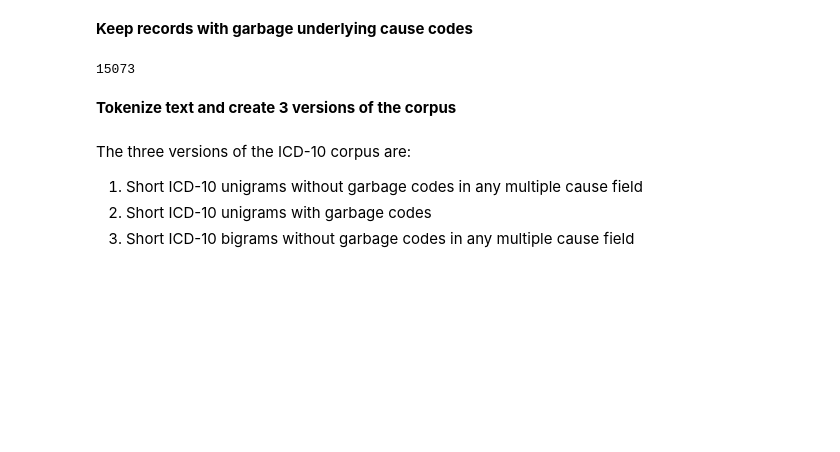
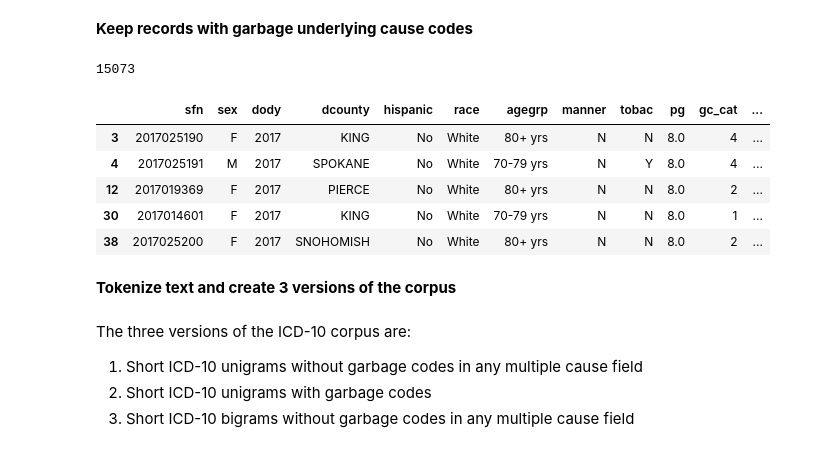
Before and after one commit to mbg9700/Springboard_DSCareer, a Jupyter notebook: Capstone_2/4_Latent_Dirichlet_Allocation.ipynb, the cells around one changed output. Drawn from its saved outputs; the diff is of its cells as text; code cells hidden in the pictures; blank space fills up the shorter version.

```diff
--- a/Capstone_2/4_Latent_Dirichlet_Allocation.ipynb
+++ b/Capstone_2/4_Latent_Dirichlet_Allocation.ipynb
@@ -63,6 +63,15 @@ ds = ds.loc[ds['gc_cat']!=0, :]
 len(ds)
 # %% [output]
 15073
+# %%
+ds.head()
+# %% [output]
+|  | sfn | sex | dody | dcounty | hispanic | race | agegrp | manner | tobac | pg | gc_cat | ... |
+| 3 | 2017025190 | F | 2017 | KING | No | White | 80+ yrs | N | N | 8.0 | 4 | ... |
+| 4 | 2017025191 | M | 2017 | SPOKANE | No | White | 70-79 yrs | N | Y | 8.0 | 4 | ... |
+| 12 | 2017019369 | F | 2017 | PIERCE | No | White | 80+ yrs | N | N | 8.0 | 2 | ... |
+| 30 | 2017014601 | F | 2017 | KING | No | White | 70-79 yrs | N | N | 8.0 | 1 | ... |
+| 38 | 2017025200 | F | 2017 | SNOHOMISH | No | White | 80+ yrs | N | N | 8.0 | 2 | ... |
 # %% [markdown]
 **Tokenize text and create 3 versions of the corpus**
 # %% [markdown]
```
Also changed, not shown: parts of 63 cells of this notebook, 3 other files.
